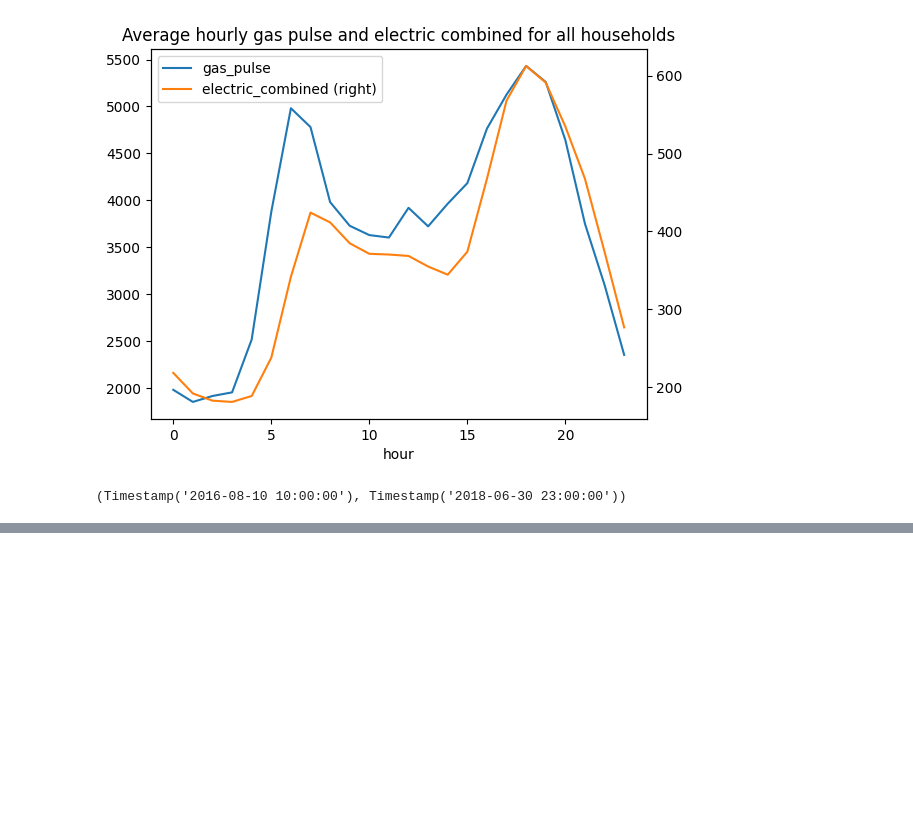
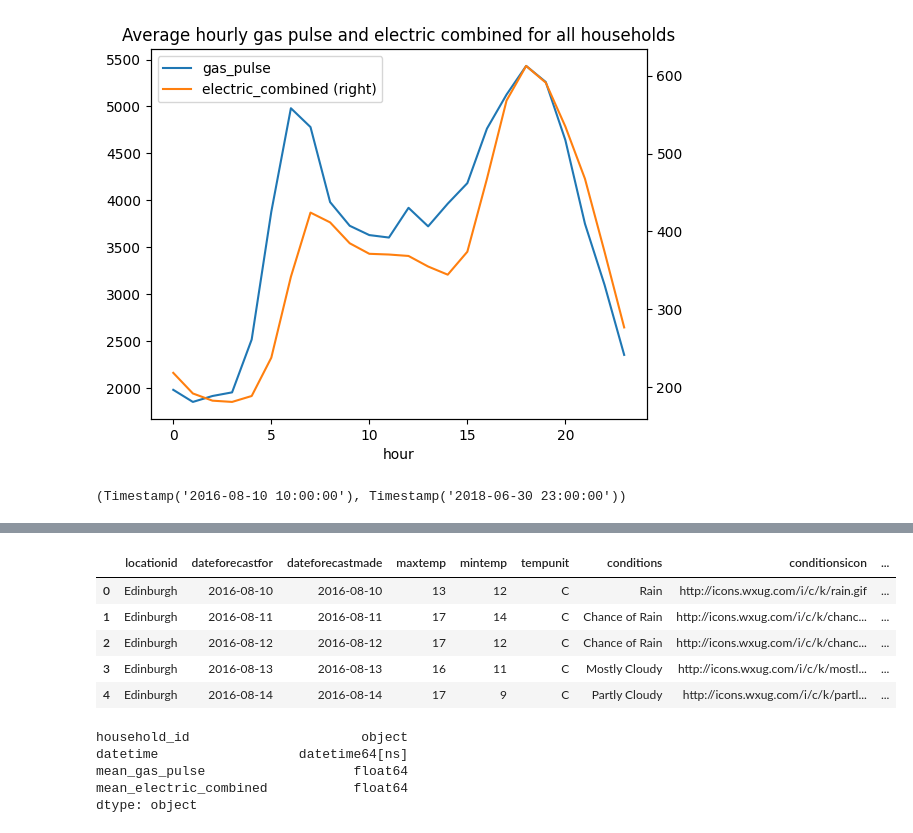
Before and after one commit to eoghanjmckenna/makemore, a Jupyter notebook: notebooks/household_energy_demand_preprocessing.ipynb, the cells around one changed output, grey strips where cells are left out. Cells and saved outputs as stored; diff of their text form; code cells hidden in the pictures; blank space fills up the shorter version.

Commit message:
create daily demand + weather datafile

```diff
--- a/notebooks/household_energy_demand_preprocessing.ipynb
+++ b/notebooks/household_energy_demand_preprocessing.ipynb
@@ -106,3 +107,6 @@ all_data.to_csv('/Users/eoghan/repos/makemore/data/all_data.csv', index=False)
 all_data['datetime'].min(), all_data['datetime'].max()
 # %% [output]
 (Timestamp('2016-08-10 10:00:00'), Timestamp('2018-06-30 23:00:00'))
+# %%
+weather = pd.read_csv('/Users/eoghan/repos/makemore/data/forecast.csv',sep='\t',parse_dates=['dateforecastfor'])
+weather.head()
@@ -108,0 +120,32 @@ all_data['datetime'].min(), all_data['datetime'].max()
+# %%
+import holidays
+
+
+weather['day_of_week'] = weather['dateforecastfor'].dt.dayofweek
+weather['is_weekend'] = weather['day_of_week'].isin([5, 6])
+
+# Create list of UK bank holidays
+uk_holidays = holidays.UK(years=list(range(weather['dateforecastfor'].dt.year.min(), weather['dateforecastfor'].dt.year.max()+1)))
+
+# Check if date is a UK bank holiday
+weather['is_bank_holiday'] = weather['dateforecastfor'].isin(uk_holidays)
+weather.head()
+# %% [output]
+|  | locationid | dateforecastfor | dateforecastmade | maxtemp | mintemp | tempunit | conditions | conditionsicon | ... |
+| 0 | Edinburgh | 2016-08-10 | 2016-08-10 | 13 | 12 | C | Rain | http://icons.wxug.com/i/c/k/rain.gif | ... |
+| 1 | Edinburgh | 2016-08-11 | 2016-08-11 | 17 | 14 | C | Chance of Rain | http://icons.wxug.com/i/c/k/chanc... | ... |
+| 2 | Edinburgh | 2016-08-12 | 2016-08-12 | 17 | 12 | C | Chance of Rain | http://icons.wxug.com/i/c/k/chanc... | ... |
+| 3 | Edinburgh | 2016-08-13 | 2016-08-13 | 16 | 11 | C | Mostly Cloudy | http://icons.wxug.com/i/c/k/mostl... | ... |
+| 4 | Edinburgh | 2016-08-14 | 2016-08-14 | 17 | 9 | C | Partly Cloudy | http://icons.wxug.com/i/c/k/partl... | ... |
+# %%
+daily = all_data.groupby(by=['household_id', all_data['datetime'].dt.date])[['gas_pulse','electric_combined']].mean().reset_index()
+# rename gas_pulse and electric_combined columns to indicate they are means
+daily = daily.rename(columns={'gas_pulse':'mean_gas_pulse','electric_combined':'mean_electric_combined'})
+daily['datetime'] = pd.to_datetime(daily['datetime'])
+daily.dtypes
+# %% [output]
+household_id                      object
+datetime                  datetime64[ns]
+mean_gas_pulse                   float64
+mean_electric_combined           float64
+dtype: object
```
Also changed, not shown: parts of 8 cells of this notebook.
